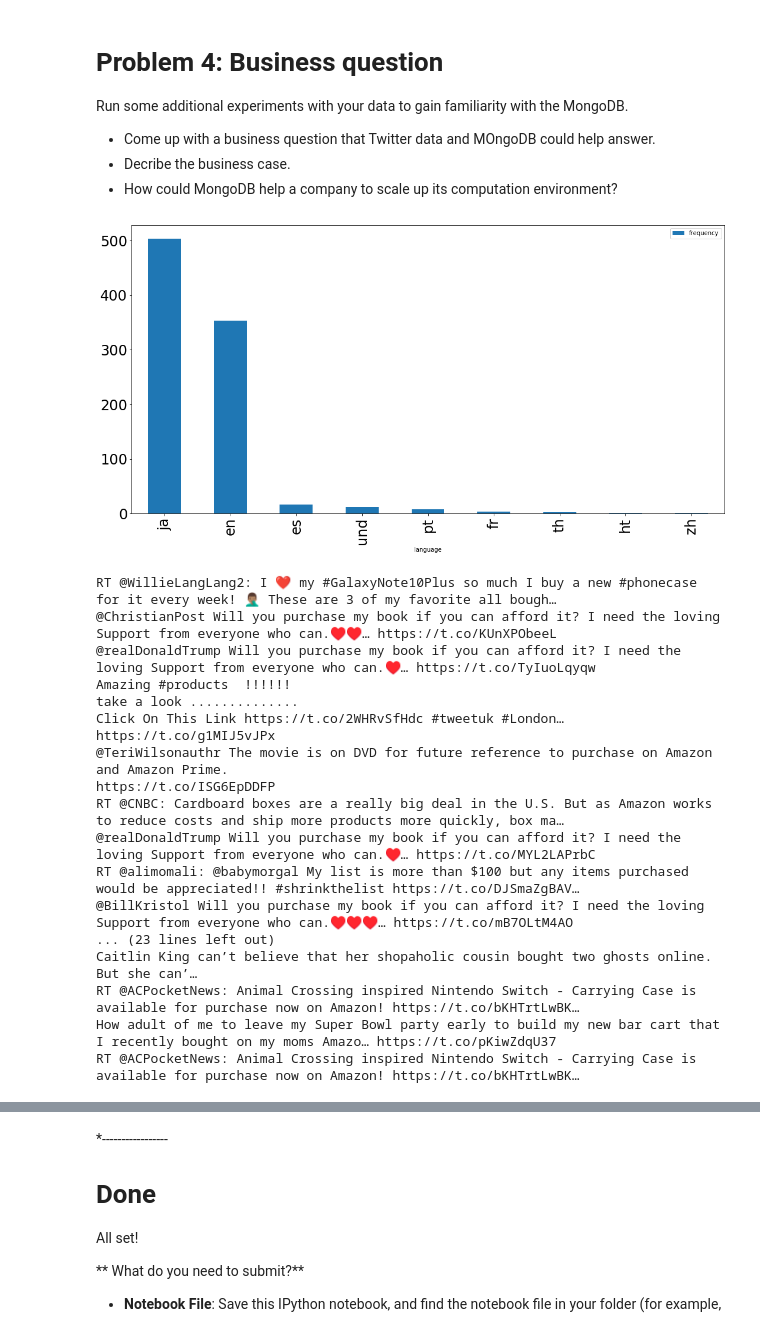
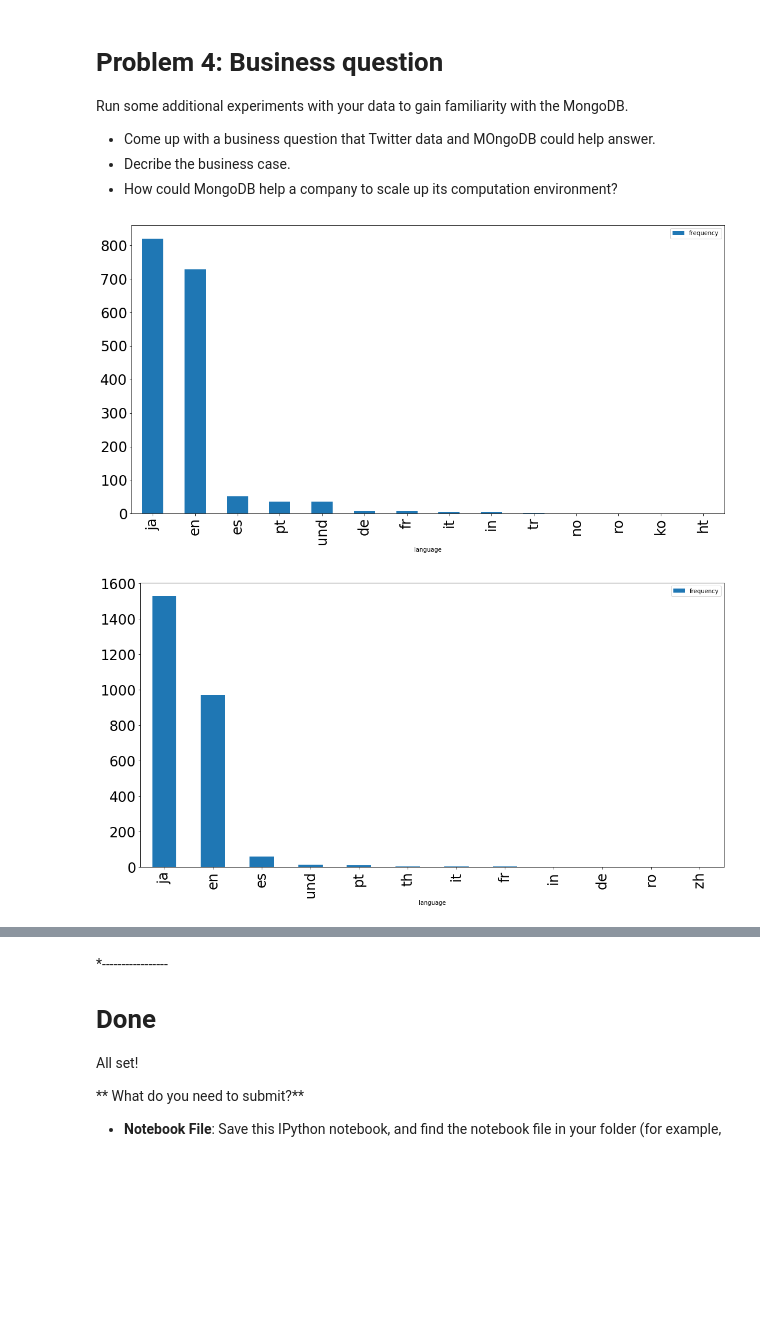
Before and after one commit to ekshej/ds3010-cs2, a Jupyter notebook: CaseStudy2_MongoDB.ipynb, the cells around one changed output, grey strips where cells are left out. Saved outputs shown, nothing was run; the diff lists cells and outputs as text; code cells hidden in the pictures; blank space fills up the shorter version.

```diff
--- a/CaseStudy2_MongoDB.ipynb
+++ b/CaseStudy2_MongoDB.ipynb
@@ -261,27 +261,51 @@ in popular countries, and will lead to suggestions for how they could improve
 their engagement in less popular countries.
 
 '''
+# %%
+#data for two language graphs
+cursor_retweets = coll.find({'retweeted_status': { '$exists': True }})
+cursor_original = coll.find({'retweeted_status': { '$exists': False }})
+
+sample_retweets = []
+sample_original = []
+
+for tweet in cursor_retweets:
+    sample_retweets.append(tweet)
+
+for tweet in cursor_original:
+    sample_original.append(tweet)
 # %%
 import pandas as pd
 import matplotlib.pyplot as plt
 
-
-#store the tweets
-# with open('liverpool.json', 'w') as jsonfile:
-#     json.dump(statuses, jsonfile, indent=1)
-
 lang_dict = {}
-for tweet in statuses:
+for tweet in sample_original:
     if tweet['lang'] in lang_dict:
         lang_dict[tweet['lang']] += 1
     else:
         lang_dict[tweet['lang']] = 1
 
 lang_list = [(k, v) for k, v in lang_dict.items()]
 lang_list.sort(key = lambda x: x[1], reverse = True)
 
 df = pd.DataFrame(lang_list, columns=['language', 'frequency'])
 df.plot(kind='bar', x='language', figsize = (18,9))
 plt.tick_params(labelsize = 24)
+
+
+lang_dict = {}
+for tweet in sample_retweets:
+    if tweet['lang'] in lang_dict:
+        lang_dict[tweet['lang']] += 1
+    else:
+        lang_dict[tweet['lang']] = 1
+
+lang_list = [(k, v) for k, v in lang_dict.items()]
+lang_list.sort(key = lambda x: x[1], reverse = True)
+
+df = pd.DataFrame(lang_list, columns=['language', 'frequency'])
+df.plot(kind='bar', x='language', figsize = (18,9))
+plt.tick_params(labelsize = 24)
 # %% [output]
-[figure, old version]
+[figure, new version]
+[figure, added]
@@ -301,22 +311,0 @@ cursor = coll.find({'$or': [{'text': {'$regex': '.*product*.','$options': 'i' }}
-# %%
-for tweet in cursor:
-    print(tweet['text'])
-#     print(tweet)
-# %% [output]
-RT @WillieLangLang2: I ❤️ my #GalaxyNote10Plus so much I buy a new #phonecase for it every week! 🤦🏽‍♂️ These are 3 of my favorite all bough…
-@ChristianPost Will you purchase my book if you can afford it? I need the loving Support from everyone who can.♥️♥️… https://t.co/KUnXPObeeL
-@realDonaldTrump Will you purchase my book if you can afford it? I need the loving Support from everyone who can.♥️… https://t.co/TyIuoLqyqw
-Amazing #products  !!!!!!
-take a look ..............
-Click On This Link https://t.co/2WHRvSfHdc #tweetuk #London… https://t.co/g1MIJ5vJPx
-@TeriWilsonauthr The movie is on DVD for future reference to purchase on Amazon and Amazon Prime.
-https://t.co/ISG6EpDDFP
-RT @CNBC: Cardboard boxes are a really big deal in the U.S. But as Amazon works to reduce costs and ship more products more quickly, box ma…
-@realDonaldTrump Will you purchase my book if you can afford it? I need the loving Support from everyone who can.♥️… https://t.co/MYL2LAPrbC
-RT @alimomali: @babymorgal My list is more than $100 but any items purchased would be appreciated!! #shrinkthelist https://t.co/DJSmaZgBAV…
-@BillKristol Will you purchase my book if you can afford it? I need the loving Support from everyone who can.♥️♥️♥️… https://t.co/mB7OLtM4AO
-... (23 lines left out)
-Caitlin King can’t believe that her shopaholic cousin bought two ghosts online. But she can’…
-RT @ACPocketNews: Animal Crossing inspired Nintendo Switch - Carrying Case is available for purchase now on Amazon! https://t.co/bKHTrtLwBK…
-How adult of me to leave my Super Bowl party early to build my new bar cart that I recently bought on my moms Amazo… https://t.co/pKiwZdqU37
-RT @ACPocketNews: Animal Crossing inspired Nintendo Switch - Carrying Case is available for purchase now on Amazon! https://t.co/bKHTrtLwBK…
```
Also changed, not shown: parts of 3 cells of this notebook.
